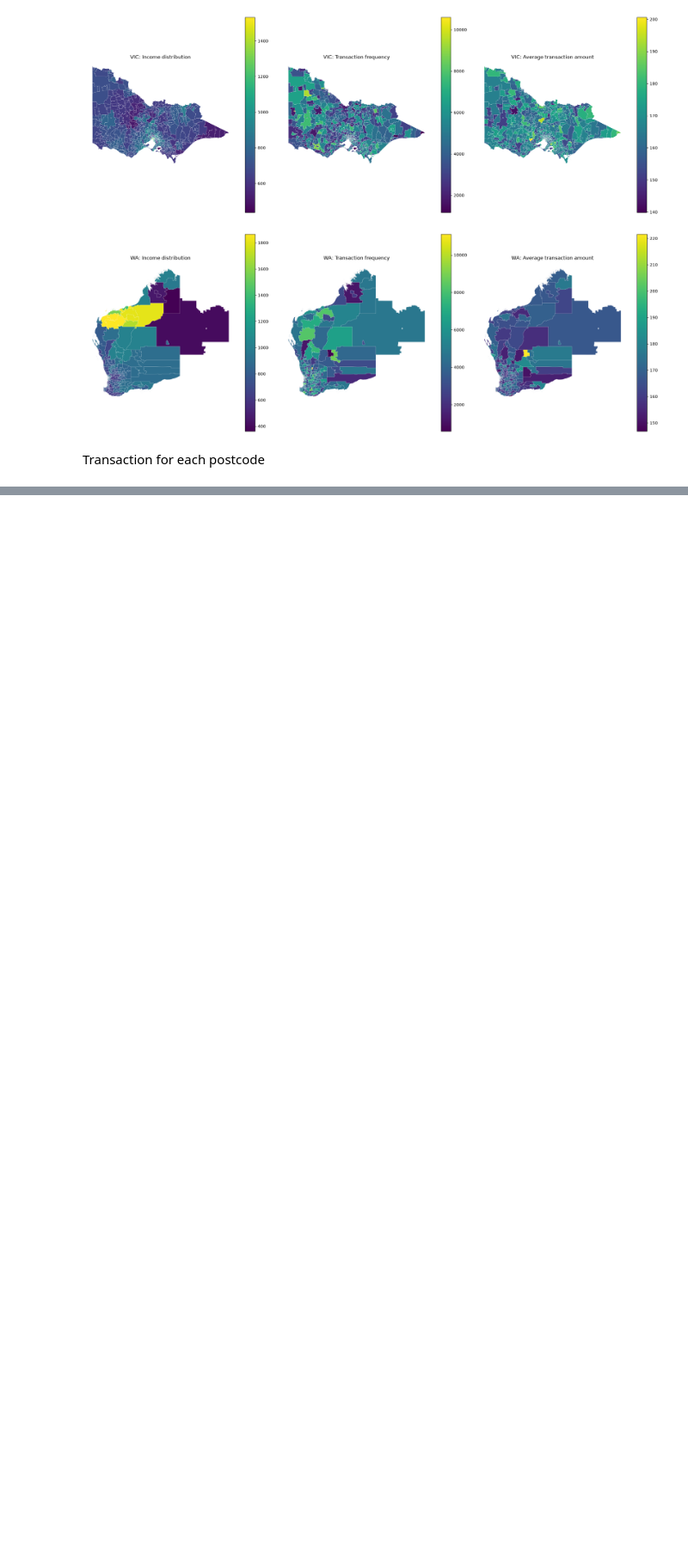
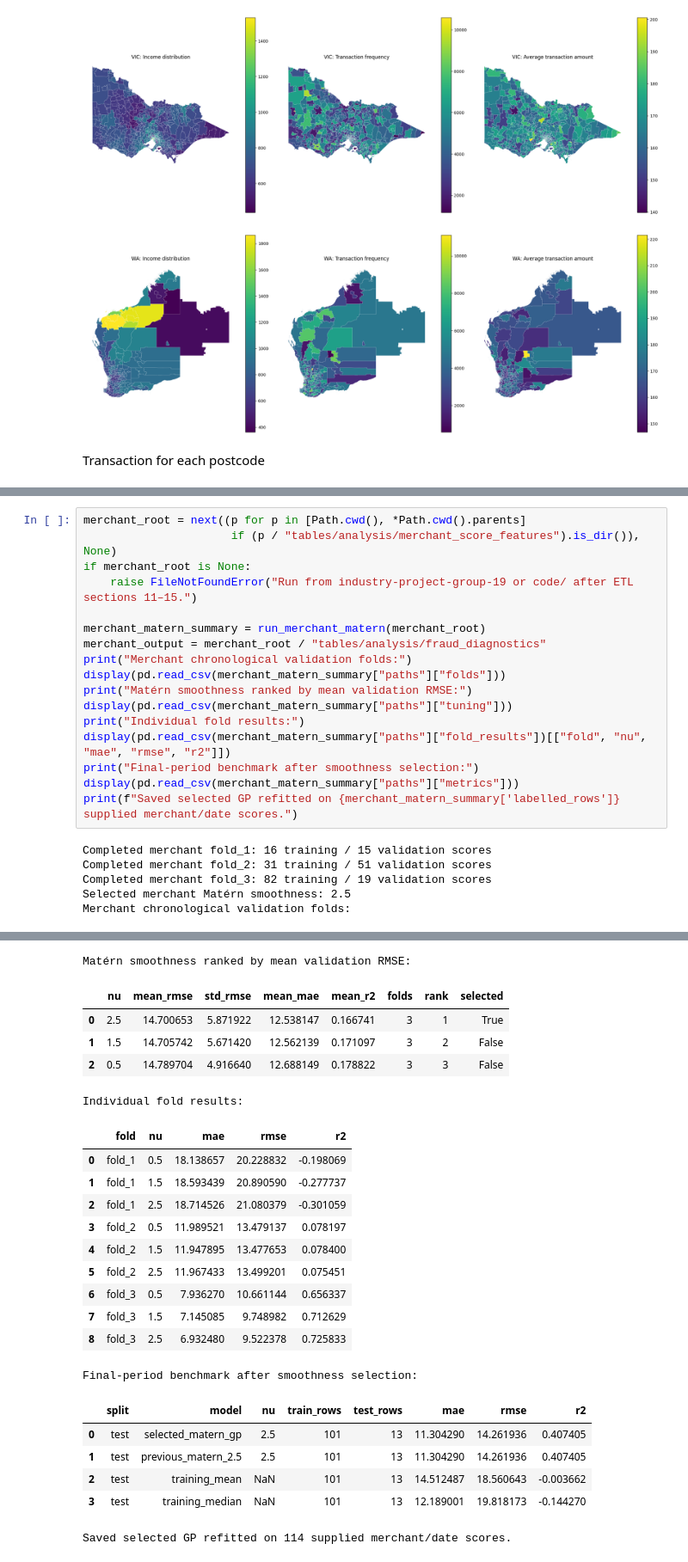
Before and after one commit to hannimeee/industry-project-group-19, a Jupyter notebook: code/02_analysis.ipynb, the cells around one changed output, grey strips where cells are left out. Shown at 86% size. Cells and saved outputs as stored; diff of their text form; blank space fills up the shorter version.

```diff
--- a/code/02_analysis.ipynb
+++ b/code/02_analysis.ipynb
@@ -174,0 +455,23 @@ Z-score thresholds — district income: 5.7391; transaction dollar value: 5.7391
+# %%
+merchant_root = next((p for p in [Path.cwd(), *Path.cwd().parents]
+                      if (p / "tables/analysis/merchant_score_features").is_dir()), None)
+if merchant_root is None:
+    raise FileNotFoundError("Run from industry-project-group-19 or code/ after ETL sections 11–15.")
+
+merchant_matern_summary = run_merchant_matern(merchant_root)
+merchant_output = merchant_root / "tables/analysis/fraud_diagnostics"
+print("Merchant chronological validation folds:")
+display(pd.read_csv(merchant_matern_summary["paths"]["folds"]))
+print("Matérn smoothness ranked by mean validation RMSE:")
+display(pd.read_csv(merchant_matern_summary["paths"]["tuning"]))
+print("Individual fold results:")
+display(pd.read_csv(merchant_matern_summary["paths"]["fold_results"])[["fold", "nu", "mae", "rmse", "r2"]])
+print("Final-period benchmark after smoothness selection:")
+display(pd.read_csv(merchant_matern_summary["paths"]["metrics"]))
+print(f"Saved selected GP refitted on {merchant_matern_summary['labelled_rows']} supplied merchant/date scores.")
+# %% [output]
+Completed merchant fold_1: 16 training / 15 validation scores
+Completed merchant fold_2: 31 training / 51 validation scores
+Completed merchant fold_3: 82 training / 19 validation scores
+Selected merchant Matérn smoothness: 2.5
+Merchant chronological validation folds:
@@ -174,0 +482,23 @@ Z-score thresholds — district income: 5.7391; transaction dollar value: 5.7391
+Matérn smoothness ranked by mean validation RMSE:
+|  | nu | mean_rmse | std_rmse | mean_mae | mean_r2 | folds | rank | selected |
+| 0 | 2.5 | 14.700653 | 5.871922 | 12.538147 | 0.166741 | 3 | 1 | True |
+| 1 | 1.5 | 14.705742 | 5.671420 | 12.562139 | 0.171097 | 3 | 2 | False |
+| 2 | 0.5 | 14.789704 | 4.916640 | 12.688149 | 0.178822 | 3 | 3 | False |
+Individual fold results:
+|  | fold | nu | mae | rmse | r2 |
+| 0 | fold_1 | 0.5 | 18.138657 | 20.228832 | -0.198069 |
+| 1 | fold_1 | 1.5 | 18.593439 | 20.890590 | -0.277737 |
+| 2 | fold_1 | 2.5 | 18.714526 | 21.080379 | -0.301059 |
+| 3 | fold_2 | 0.5 | 11.989521 | 13.479137 | 0.078197 |
+| 4 | fold_2 | 1.5 | 11.947895 | 13.477653 | 0.078400 |
+| 5 | fold_2 | 2.5 | 11.967433 | 13.499201 | 0.075451 |
+| 6 | fold_3 | 0.5 | 7.936270 | 10.661144 | 0.656337 |
+| 7 | fold_3 | 1.5 | 7.145085 | 9.748982 | 0.712629 |
+| 8 | fold_3 | 2.5 | 6.932480 | 9.522378 | 0.725833 |
+Final-period benchmark after smoothness selection:
+|  | split | model | nu | train_rows | test_rows | mae | rmse | r2 |
+| 0 | test | selected_matern_gp | 2.5 | 101 | 13 | 11.304290 | 14.261936 | 0.407405 |
+| 1 | test | previous_matern_2.5 | 2.5 | 101 | 13 | 11.304290 | 14.261936 | 0.407405 |
+| 2 | test | training_mean | NaN | 101 | 13 | 14.512487 | 18.560643 | -0.003662 |
+| 3 | test | training_median | NaN | 101 | 13 | 12.189001 | 19.818173 | -0.144270 |
+Saved selected GP refitted on 114 supplied merchant/date scores.
```
Also changed, not shown: parts of 17 cells of this notebook, 3 other files.
